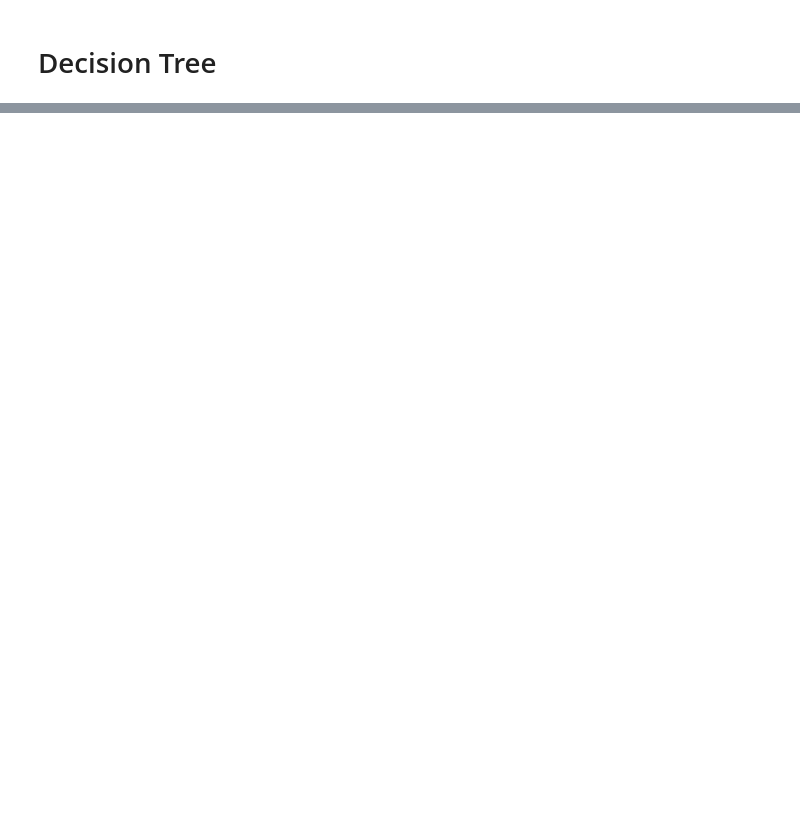
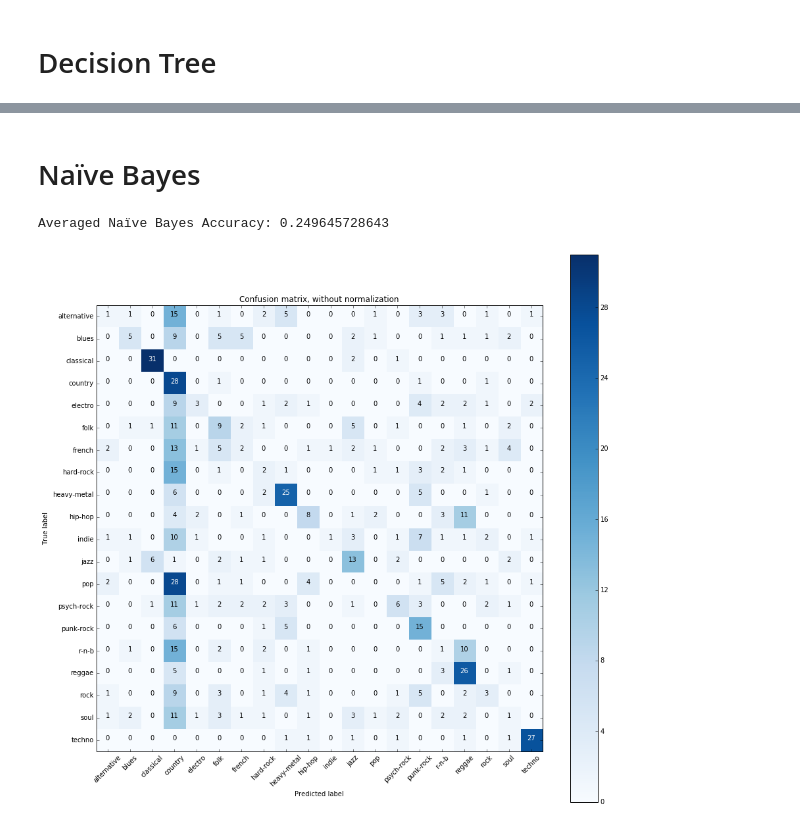
Before and after one commit to AelHenri/Genrify, a Jupyter notebook: Genrify_models.ipynb, the cells around one changed output, grey strips where cells are left out. Cells and saved outputs as stored; diff of their text form; code cells hidden in the pictures; blank space fills up the shorter version.

```diff
--- a/Genrify_models.ipynb
+++ b/Genrify_models.ipynb
@@ -119,0 +217,22 @@ Averaged Decision Tree Accuracy: 0.253655778894
+# %% [markdown]
+# Naïve Bayes
+# %%
+from sklearn.naive_bayes import GaussianNB
+
+NB_model = GaussianNB()
+cross_val_score(NB_model, sc_attributes, target_multinomial,cv=10)
+
+avg_NB_acc = np.mean(tree_acc_scores)
+print("Averaged Naïve Bayes Accuracy: " + str(avg_NB_acc))
+
+NB_fitted = NB_model.fit(x_train, y_train)
+
+y_pred_NB = NB_fitted.predict(x_test)
+
+cnf_NB = confusion_matrix(y_test, y_pred_NB)
+
+plot_confusion_matrix(cnf_NB, classes=GENRES,
+                      title='Confusion matrix, without normalization')
+# %% [output]
+Averaged Naïve Bayes Accuracy: 0.249645728643
+[figure, added]
```
Also changed, not shown: parts of 8 cells of this notebook.
